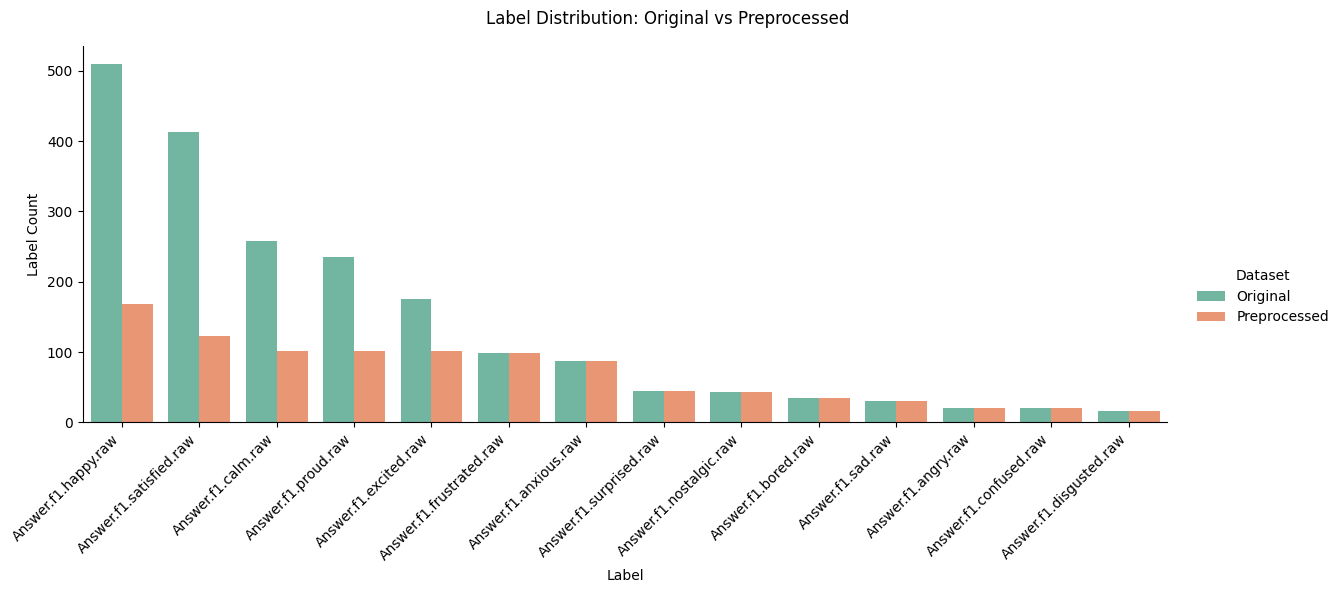
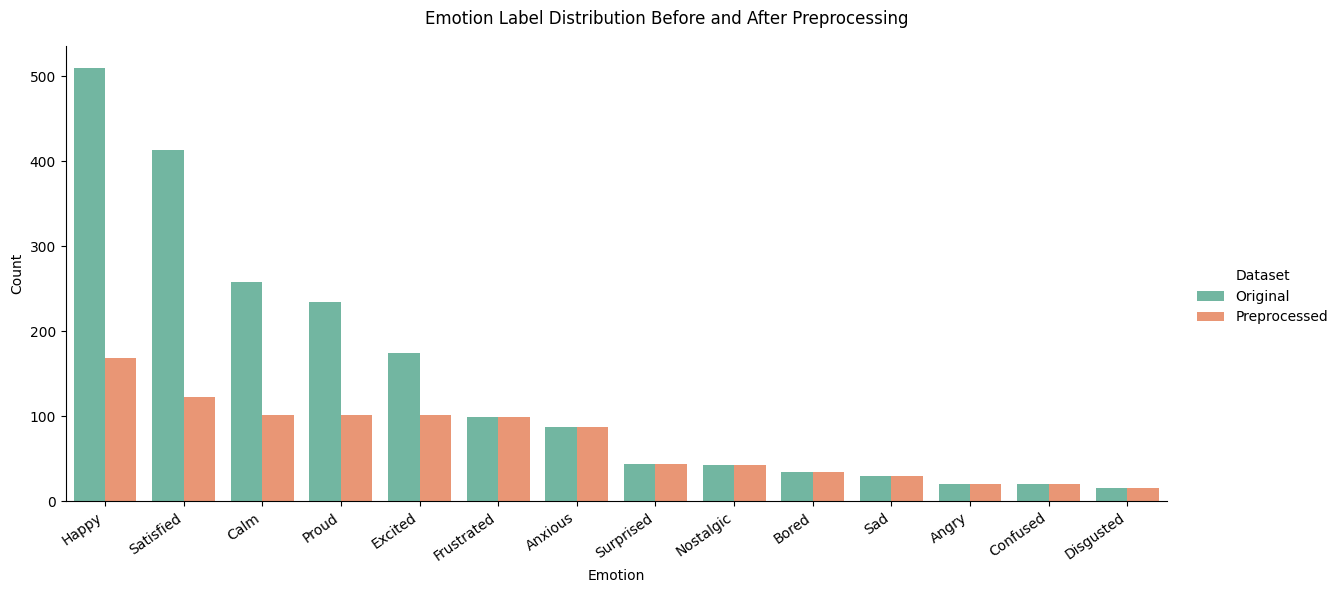
Code edit (unified diff) that turned the first committed figure into the second:
--- before
+++ after
@@ -1,5 +1,8 @@
 # Extract emotion columns
 emotion_cols = [col for col in df_orig.columns if col.startswith("Answer.f1.")]
-label_names = [col.replace("Answer.f1.", "").replace(".raw", "") for col in sorted(emotion_cols)]
+label_map = {
+    col: col.replace("Answer.f1.", "").replace(".raw", "").capitalize()
+    for col in emotion_cols
+}
 
 # Count label occurrences in both datasets
@@ -15,4 +18,5 @@
     }
 )
+bar_df["Label"] = bar_df["Label"].map(label_map)
 
 g = sns.catplot(
@@ -26,7 +30,7 @@
     aspect=2.0,
 )
-g.set_xticklabels(rotation=45, ha="right")
-g.set_axis_labels("Label", "Label Count")
-g.figure.suptitle("Label Distribution: Original vs Preprocessed")
+g.set_xticklabels(rotation=35, ha="right")
+g.set_axis_labels("Emotion", "Count")
+g.figure.suptitle("Emotion Label Distribution Before and After Preprocessing")
 g._legend.set_title("Dataset")
 g.tight_layout()

Commit: Improve preprocessing notebook